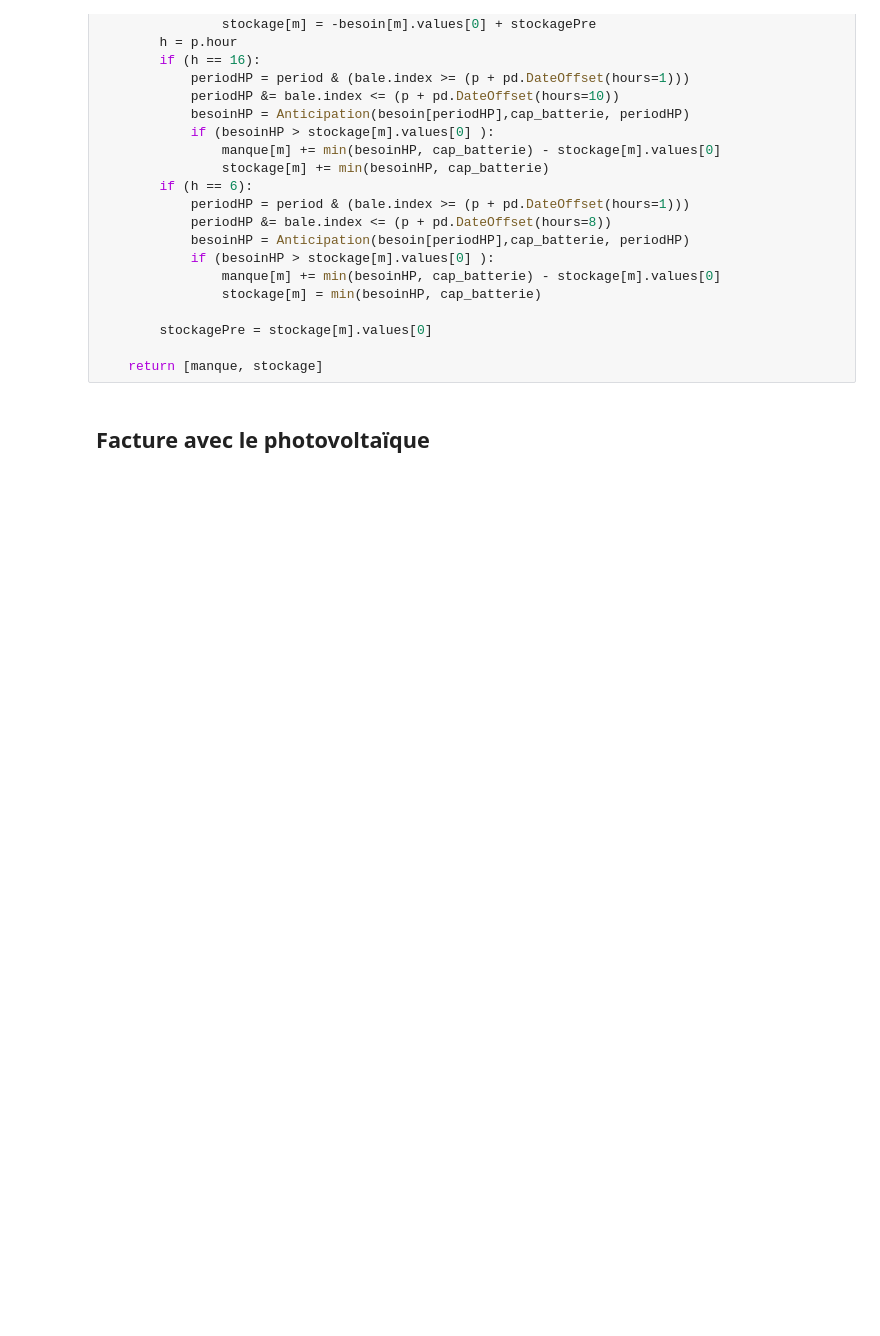
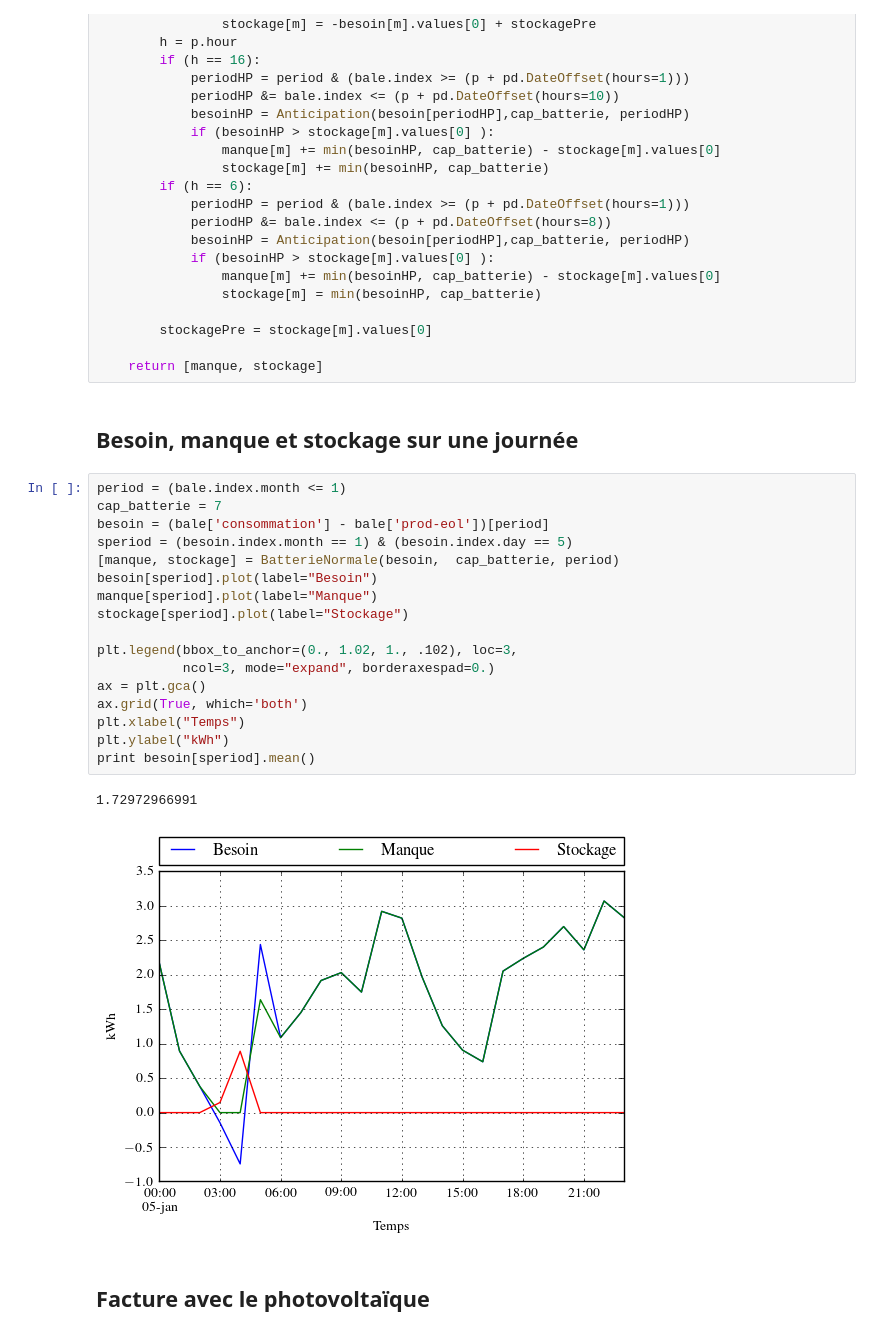
Before and after one commit to guhur/prod-electricite, a Jupyter notebook: simulations.ipynb, the cells around one changed output. Cells and saved outputs as stored; diff of their text form; blank space fills up the shorter version.

```diff
--- a/simulations.ipynb
+++ b/simulations.ipynb
@@ -290,6 +292,28 @@ def BatterieAchatOptimal(besoin, cap_batterie, period, rendement = 0.9):
         stockagePre = stockage[m].values[0]
 
     return [manque, stockage]
+# %% [markdown]
+## Besoin, manque et stockage sur une journée
+# %%
+period = (bale.index.month <= 1)
+cap_batterie = 7
+besoin = (bale['consommation'] - bale['prod-eol'])[period]
+speriod = (besoin.index.month == 1) & (besoin.index.day == 5)
+[manque, stockage] = BatterieNormale(besoin,  cap_batterie, period)
+besoin[speriod].plot(label="Besoin")
+manque[speriod].plot(label="Manque")
+stockage[speriod].plot(label="Stockage")
+
+plt.legend(bbox_to_anchor=(0., 1.02, 1., .102), loc=3,
+           ncol=3, mode="expand", borderaxespad=0.)
+ax = plt.gca()
+ax.grid(True, which='both')
+plt.xlabel("Temps")
+plt.ylabel("kWh")
+print besoin[speriod].mean()
+# %% [output]
+1.72972966991
+[figure, added]
 # %% [markdown]
 ## Facture avec le photovoltaïque
 # %%
```
Also changed, not shown: parts of 9 cells of this notebook, 1 other file.
